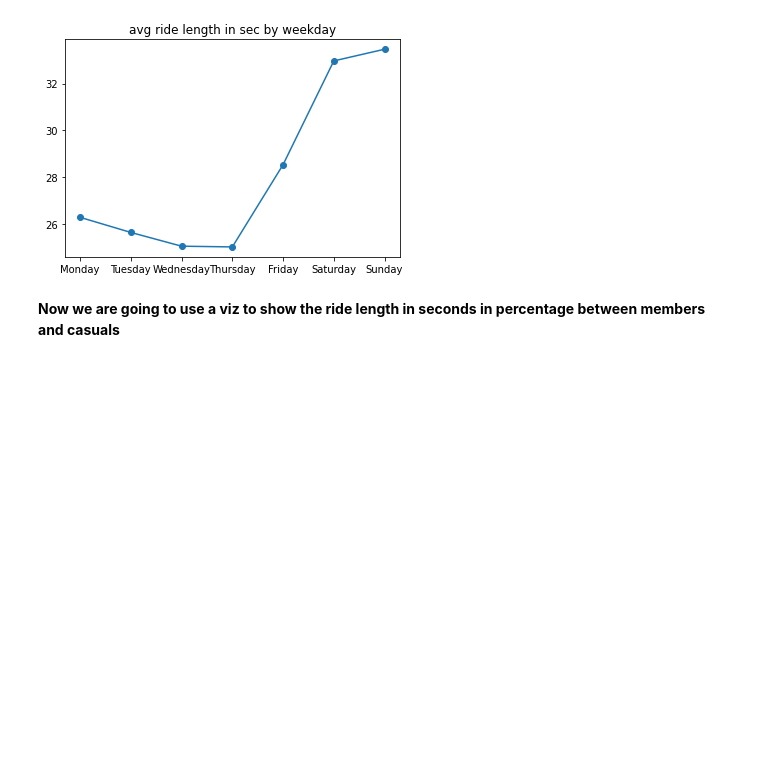
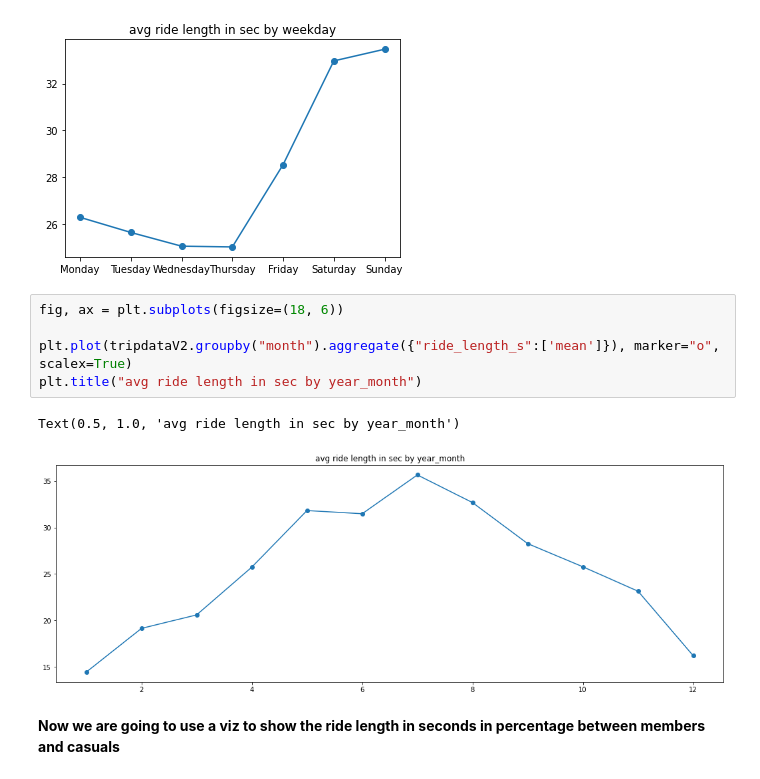
Before and after one commit to Ladislau2020/2021, a Jupyter notebook: fork-of-capstone-project-from-google.ipynb, the cells around one changed output. Cells and saved outputs as stored; diff of their text form; blank space fills up the shorter version.

```diff
--- a/fork-of-capstone-project-from-google.ipynb
+++ b/fork-of-capstone-project-from-google.ipynb
@@ -1133,6 +1133,14 @@ plt.title("avg ride length in sec by weekday")
 # %% [output]
 Text(0.5, 1.0, 'avg ride length in sec by weekday')
 [figure]
+# %%
+fig, ax = plt.subplots(figsize=(18, 6))
+
+plt.plot(tripdataV2.groupby("month").aggregate({"ride_length_s":['mean']}), marker="o", scalex=True)
+plt.title("avg ride length in sec by year_month")
+# %% [output]
+Text(0.5, 1.0, 'avg ride length in sec by year_month')
+[figure, added]
 # %% [markdown]
 **Now we are going to use a viz to show the ride length in seconds in percentage between members and casuals**
 # %%
```
Also changed, not shown: parts of 9 cells of this notebook.
